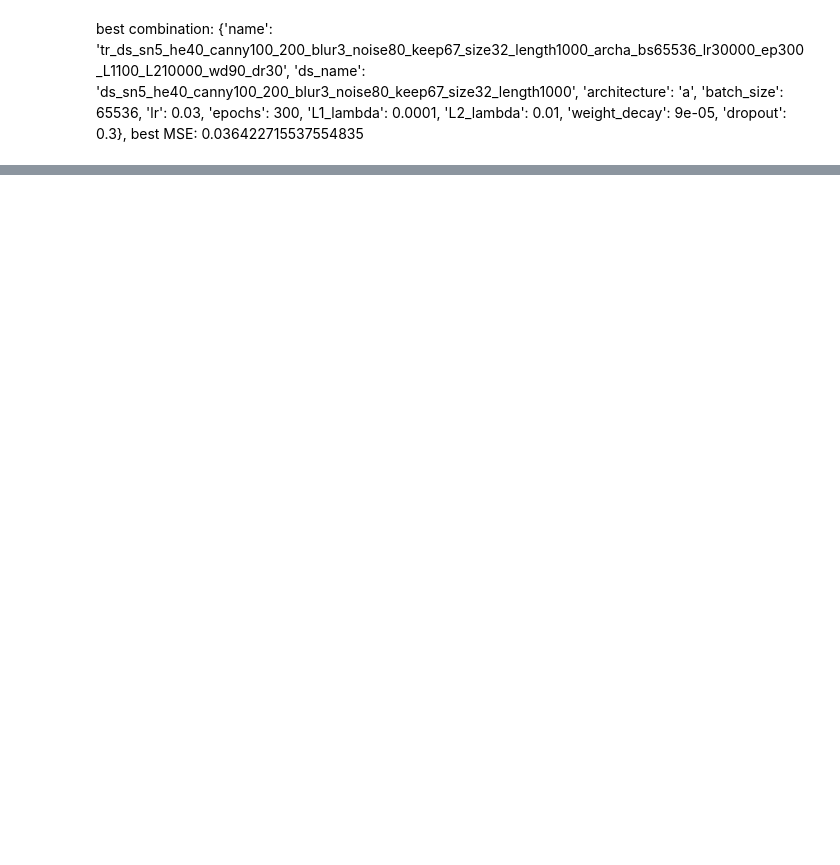
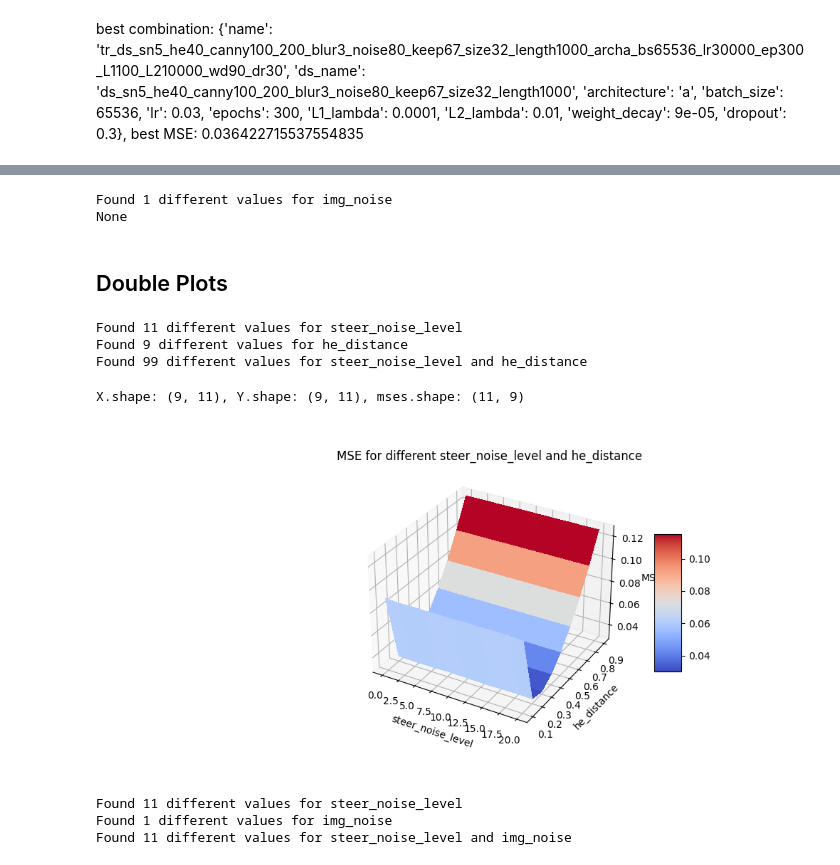
Before and after one commit to matgrand/bfmc_2022, a Jupyter notebook: combination_trainer.ipynb, the cells around one changed output, grey strips where cells are left out. Saved outputs shown, nothing was run; the diff lists cells and outputs as text; code cells hidden in the pictures; blank space fills up the shorter version.

```diff
--- a/combination_trainer.ipynb
+++ b/combination_trainer.ipynb
@@ -224,2 +255,29 @@ print(epochs_MSEs)
+# %%
+#plot for img_noise_vars
+img_noise_vars_MSEs = get_MSEs_for('img_noise', trainings_combinations, eval_datasets=REAL_EVALUATION_DATASETS)
+print(img_noise_vars_MSEs)
+# %% [output]
+Found 1 different values for img_noise
+None
+# %% [markdown]
+## Double Plots
+# %%
+#plot for steer_noise_level and he_distance
+%matplotlib widget
+steer_noise_level_he_distance_MSEs = get2D_MSEs_for('steer_noise_level', 'he_distance', trainings_combinations, eval_datasets=REAL_EVALUATION_DATASETS)
+# %% [output]
+Found 11 different values for steer_noise_level
+Found 9 different values for he_distance
+Found 99 different values for steer_noise_level and he_distance
+X.shape: (9, 11), Y.shape: (9, 11), mses.shape: (11, 9)
+[figure, added]
+# %%
+#plot for steer_noise_level and img_noise_vars
+%matplotlib widget
+steer_noise_level_img_noise_vars_MSEs = get2D_MSEs_for('steer_noise_level', 'img_noise', trainings_combinations, eval_datasets=REAL_EVALUATION_DATASETS)
+# %% [output]
+Found 11 different values for steer_noise_level
+Found 1 different values for img_noise
+Found 11 different values for steer_noise_level and img_noise
 # %%
 raise SystemExit
```
Also changed, not shown: parts of 16 cells of this notebook, 1 other file.
